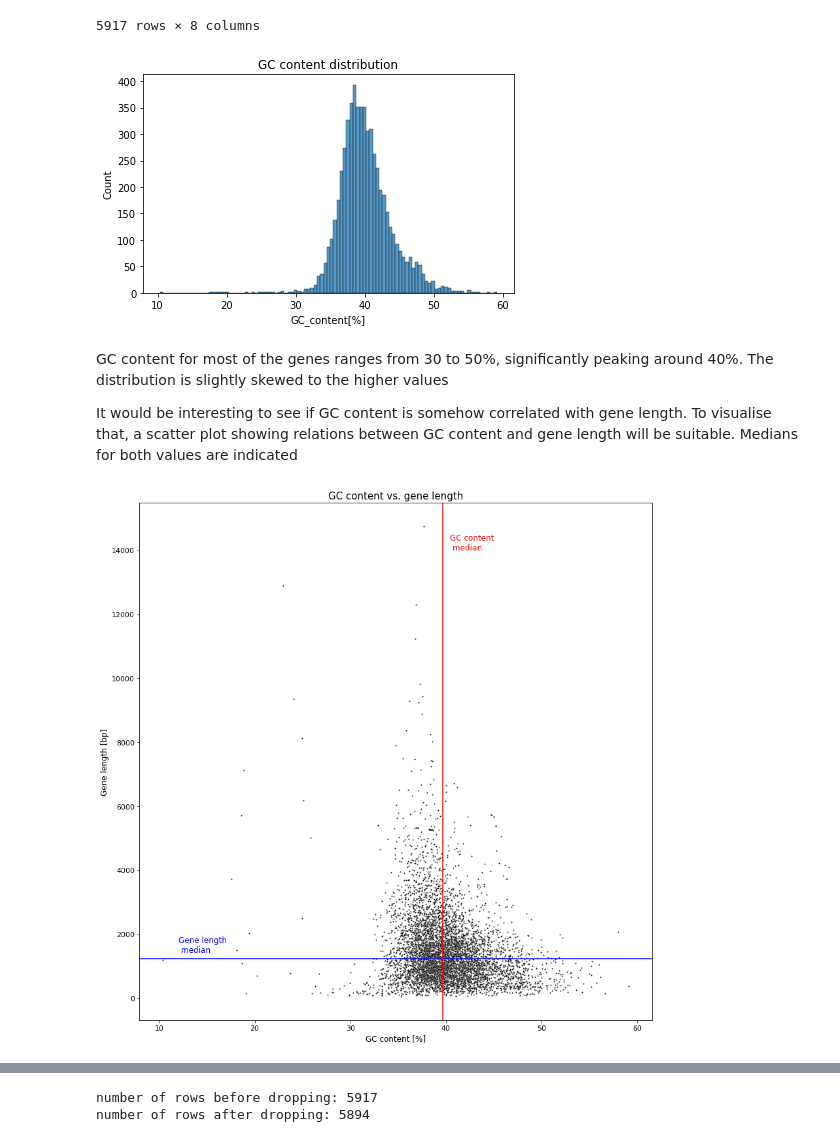
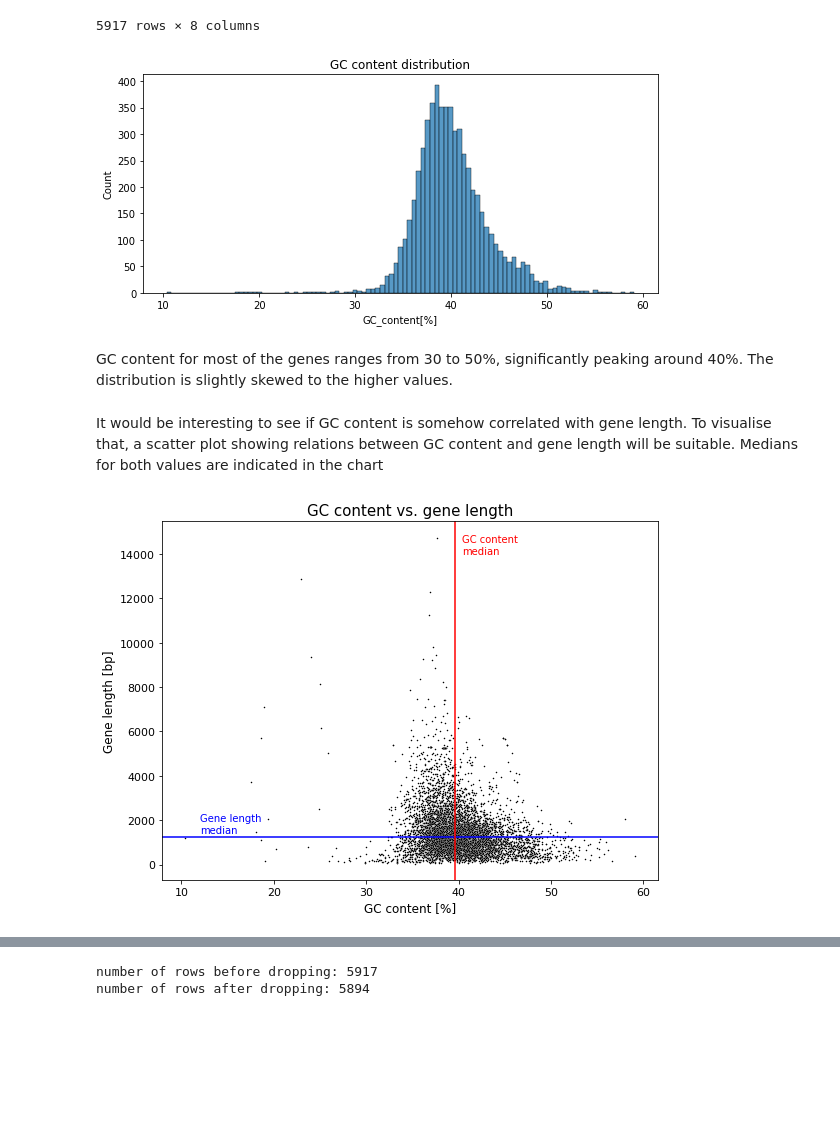
Before and after one commit to piotrsoczewka/Essential_Genes, a Jupyter notebook: Data import and exploratory analysis.ipynb, the cells around one changed output, grey strips where cells are left out. Drawn from its saved outputs; the diff is of its cells as text; code cells hidden in the pictures; blank space fills up the shorter version.

```diff
--- a/Data import and exploratory analysis.ipynb
+++ b/Data import and exploratory analysis.ipynb
@@ -124,25 +125,26 @@ all_genes_df
 | 5916 | R0040C | no data | 891 | 34.00673 | 24.24242 | 18.29405 | 23.45679 | ... |
 5917 rows × 8 columns
 # %%
+plt.figure(figsize=[8, 4])
 sns.histplot(all_genes_df['GC_content[%]'])
 plt.title('GC content distribution')
 plt.tight_layout()
 plt.show()
 # %% [output]
-[figure, old version]
+[figure, new version]
+# %% [markdown]
+GC content for most of the genes ranges from 30 to 50%, significantly peaking around 40%. The distribution is slightly skewed to the higher values.
 # %% [markdown]
-GC content for most of the genes ranges from 30 to 50%, significantly peaking around 40%. The distribution is slightly skewed to the higher values
-
-It would be interesting to see if GC content is somehow correlated with gene length. To visualise that, a scatter plot showing relations between GC content and gene length will be suitable. Medians for both values are indicated
+It would be interesting to see if GC content is somehow correlated with gene length. To visualise that, a scatter plot showing relations between GC content and gene length will be suitable. Medians for both values are indicated in the chart
 # %%
 # defining medians for GC content and gene length
 GC_median = all_genes_df['GC_content[%]'].median()
 length_median = all_genes_df['gene_length[bp]'].median()
 # %%
 fig, ax = plt.subplots()
-fig.set_size_inches([12,12])
+fig.set_size_inches([8,6])
 
-ax = sns.scatterplot(data=all_genes_df, x="GC_content[%]", y='gene_length[bp]', s=4, color='black')
+ax = sns.scatterplot(data=all_genes_df, x="GC_content[%]", y='gene_length[bp]', s=2.5, color='black')
 
 ax.set_title('GC content vs. gene length', fontsize=15)
 ax.set_xlabel('GC content [%]', fontsize=12)
@@ -152,11 +154,11 @@ ax.set_yticklabels(ax.get_yticks().astype(int), fontsize=11)
 
 
 ax.axhline(length_median, c='b')
-ax.text(12, length_median + 200, 'Gene length \n median', c='b', fontsize=12)
+ax.text(12, length_median + 200, 'Gene length \nmedian', c='b', fontsize=10)
 ax.axvline(GC_median, c='r')
-ax.text(GC_median + 0.75, 14000, 'GC content \n median', c='r', fontsize=12)
+ax.text(GC_median + 0.75, 14000, 'GC content \nmedian', c='r', fontsize=10)
 plt.tight_layout()
 plt.show()
 # %% [output]
-[figure, old version]
+[figure, new version]
 # %% [markdown]
```
Also changed, not shown: parts of 24 cells of this notebook, 2 other files.
